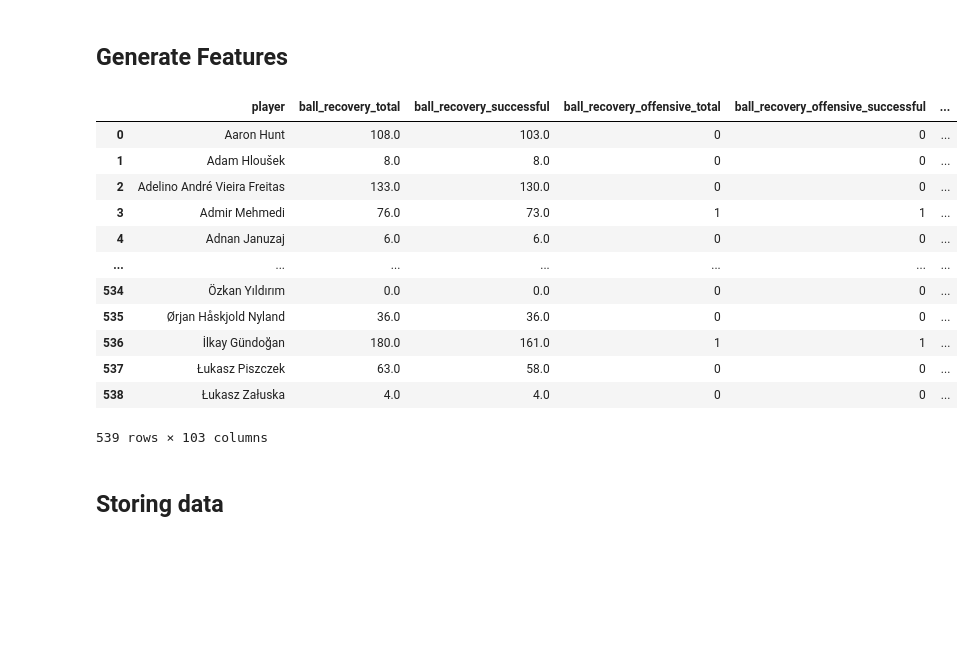
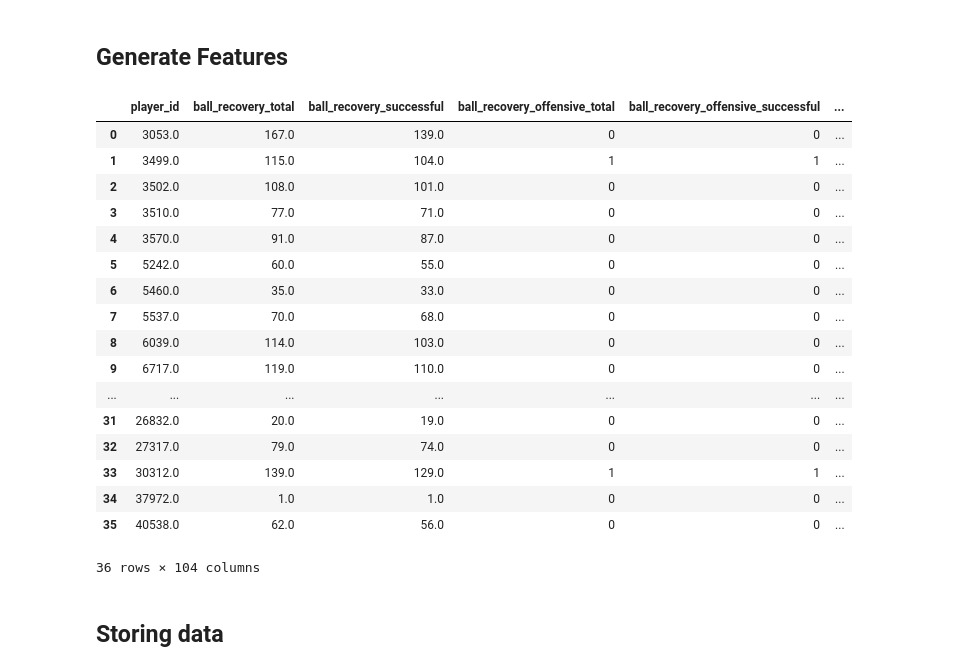
Before and after one commit to allorenz/football-player-similarity, a Jupyter notebook: src/notebooks/feature_defending.ipynb, the cells around one changed output. Cells and saved outputs as stored; diff of their text form; code cells hidden in the pictures; blank space fills up the shorter version.

```diff
--- a/src/notebooks/feature_defending.ipynb
+++ b/src/notebooks/feature_defending.ipynb
@@ -11,11 +11,11 @@ sys.path.append(os.path.abspath(os.path.join(os.path.dirname(__name__), '..')))
 from scripts.dataloader import Dataloader
 
 
-dataloader = Dataloader()
-df = dataloader.get_dimension(dimension="defending")
-df.columns
+dataloader = Dataloader(file_path="../../data/new_approach/all_leagues.parquet")
+dataloader.load_data()
+df = dataloader.get_dimension("defending")
 
 # load standard stats
-standard_stats = pd.read_csv("../../data/standard_stats.csv").loc[:,["player","full_match_equivalents"]]
+standard_stats = pd.read_csv("../../data/new_approach/standard_stats_all.csv").loc[:,["player","player_id","full_match_equivalents"]]
 standard_stats
 # %% [output]
@@ -140,7 +144,7 @@ def analyze_defending(df, standard_stats):
     df_with_flags["total_red_card"] = df_with_flags["is_red_card_foul"] | df_with_flags["is_red_card_bad_behaviour"]
 
 
-    total_stats = df_with_flags.groupby('player').agg(
+    total_stats = df_with_flags.groupby('player_id').agg(
         # ball recovery
         ball_recovery_total=('is_ball_recovery', 'sum'),
         ball_recovery_successful=("ball_recovery_successful","sum"),
@@ -216,52 +220,59 @@ def analyze_defending(df, standard_stats):
         ("fouls_in_middle_third","fouls_total","fouls_in_middle_third_%"),
         ("fouls_in_attacking_third","fouls_total","fouls_in_attacking_third_%"),
     ]
 
     for a, b, c in calculation_pairs:
         total_stats[c] = (total_stats[f'{a}'] / total_stats[f'{b}'])
         # replace inf
         total_stats[c] = total_stats[c].replace([np.inf, -np.inf], 0)
     total_stats = total_stats.fillna(0)
 
     ###  calcuate stats per match ###
 
     # merge standard stats with absolute values (result_df)
     absolute_column_values = [col for col in total_stats.columns if not col.endswith("_%") ]
-    df_stats_per_game = pd.merge(left=standard_stats, right=total_stats[absolute_column_values],on="player",how="left")
+    df_stats_per_game = pd.merge(left=standard_stats, right=total_stats[absolute_column_values],on="player_id",how="left")
     df_stats_per_game = df_stats_per_game.fillna(0)
 
     # calcuate stats per match and add to result_df
-    for col in df_stats_per_game.drop(["player", "full_match_equivalents"], axis=1).columns:
+    for col in df_stats_per_game.drop(["player", "player_id", "full_match_equivalents"], axis=1).columns:
         col_name = f"{col}_per_match"
-        df_stats_per_game[col_name] = (df_stats_per_game[col] / 90).round(3)
+        try:
+            df_stats_per_game[col_name] = (df_stats_per_game[col] / 90).round(3)
+        except:
+            print(col_name, "could not be calculated. Maybe it is not a numeric column?")
 
     # keep only per match stats
-    column_per_match = [col for col in df_stats_per_game.columns if col.endswith("_per_match") or col=="player" ]
+    column_per_match = [col for col in df_stats_per_game.columns if col.endswith("_per_match") or col=="player_id" or col=="player" ]
     df_stats_per_game = df_stats_per_game[column_per_match]
 
     # merge: abosulte, relative, per game values
-    total_stats = pd.merge(left=total_stats, right=df_stats_per_game, on="player", how="right")
+    total_stats = pd.merge(left=total_stats, right=df_stats_per_game, on="player_id", how="right")
     total_stats = total_stats.fillna(0)
 
 
     return total_stats
 
 result_df = analyze_defending(df, standard_stats)
-result_df
 # %% [output]
-|  | player | ball_recovery_total | ball_recovery_successful | ball_recovery_offensive_total | ball_recovery_offensive_successful | ... |
-| 0 | Aaron Hunt | 108.0 | 103.0 | 0 | 0 | ... |
-| 1 | Adam Hloušek | 8.0 | 8.0 | 0 | 0 | ... |
-| 2 | Adelino André Vieira Freitas | 133.0 | 130.0 | 0 | 0 | ... |
-| 3 | Admir Mehmedi | 76.0 | 73.0 | 1 | 1 | ... |
-| 4 | Adnan Januzaj | 6.0 | 6.0 | 0 | 0 | ... |
+|  | player_id | ball_recovery_total | ball_recovery_successful | ball_recovery_offensive_total | ball_recovery_offensive_successful | ... |
+| 0 | 3053.0 | 167.0 | 139.0 | 0 | 0 | ... |
+| 1 | 3499.0 | 115.0 | 104.0 | 1 | 1 | ... |
+| 2 | 3502.0 | 108.0 | 101.0 | 0 | 0 | ... |
+| 3 | 3510.0 | 77.0 | 71.0 | 0 | 0 | ... |
+| 4 | 3570.0 | 91.0 | 87.0 | 0 | 0 | ... |
+| 5 | 5242.0 | 60.0 | 55.0 | 0 | 0 | ... |
+| 6 | 5460.0 | 35.0 | 33.0 | 0 | 0 | ... |
+| 7 | 5537.0 | 70.0 | 68.0 | 0 | 0 | ... |
+| 8 | 6039.0 | 114.0 | 103.0 | 0 | 0 | ... |
+| 9 | 6717.0 | 119.0 | 110.0 | 0 | 0 | ... |
 | ... | ... | ... | ... | ... | ... | ... |
-| 534 | Özkan Yıldırım | 0.0 | 0.0 | 0 | 0 | ... |
-| 535 | Ørjan Håskjold Nyland | 36.0 | 36.0 | 0 | 0 | ... |
-| 536 | İlkay Gündoğan | 180.0 | 161.0 | 1 | 1 | ... |
-| 537 | Łukasz Piszczek | 63.0 | 58.0 | 0 | 0 | ... |
-| 538 | Łukasz Załuska | 4.0 | 4.0 | 0 | 0 | ... |
+| 31 | 26832.0 | 20.0 | 19.0 | 0 | 0 | ... |
+| 32 | 27317.0 | 79.0 | 74.0 | 0 | 0 | ... |
+| 33 | 30312.0 | 139.0 | 129.0 | 1 | 1 | ... |
+| 34 | 37972.0 | 1.0 | 1.0 | 0 | 0 | ... |
+| 35 | 40538.0 | 62.0 | 56.0 | 0 | 0 | ... |
-539 rows × 103 columns
+36 rows × 104 columns
 # %% [markdown]
 ## __Storing data__
 # %%
```
Also changed, not shown: parts of 2 cells of this notebook, 6 other files.
